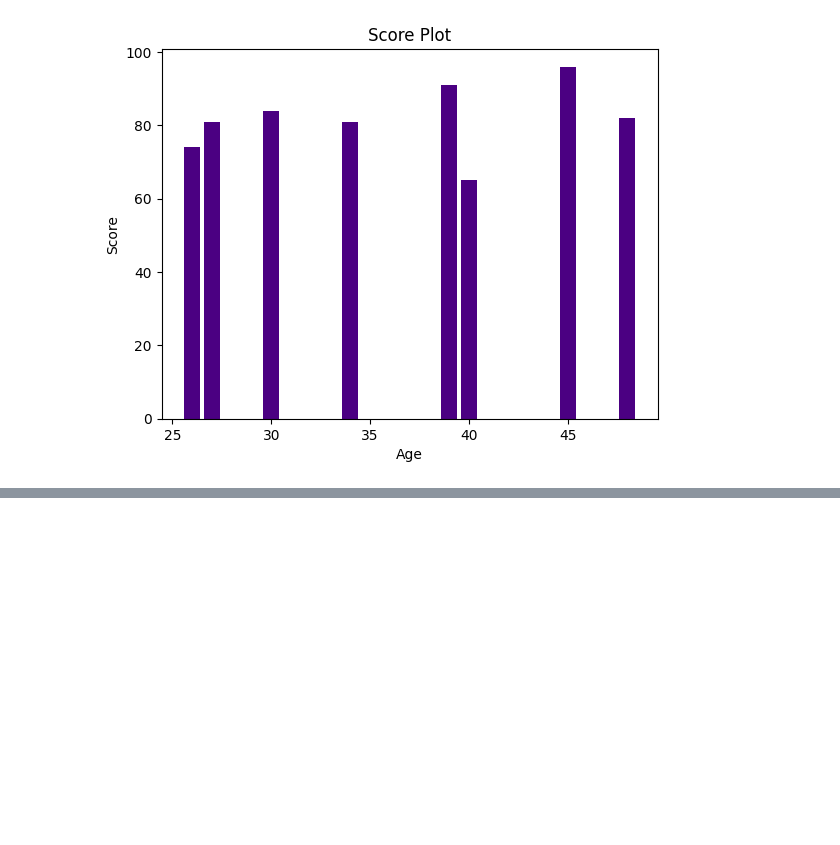
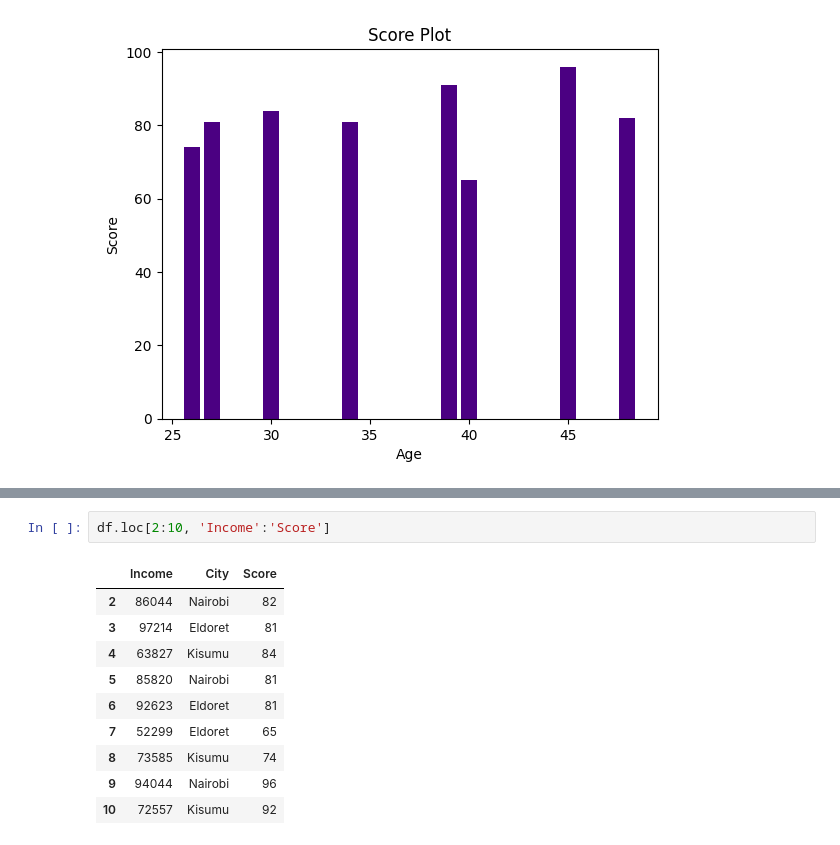
Before and after one commit to kaula12/Kenyan_Music_Artist, a Jupyter notebook: Group_8_statistical_analysis.ipynb, the cells around one changed output, grey strips where cells are left out. Drawn from its saved outputs; the diff is of its cells as text; blank space fills up the shorter version.

```diff
--- a/Group_8_statistical_analysis.ipynb
+++ b/Group_8_statistical_analysis.ipynb
@@ -181,0 +256,13 @@ plt.show()
+# %%
+df.loc[2:10, 'Income':'Score']
+# %% [output]
+|  | Income | City | Score |
+| 2 | 86044 | Nairobi | 82 |
+| 3 | 97214 | Eldoret | 81 |
+| 4 | 63827 | Kisumu | 84 |
+| 5 | 85820 | Nairobi | 81 |
+| 6 | 92623 | Eldoret | 81 |
+| 7 | 52299 | Eldoret | 65 |
+| 8 | 73585 | Kisumu | 74 |
+| 9 | 94044 | Nairobi | 96 |
+| 10 | 72557 | Kisumu | 92 |
```
Also changed, not shown: parts of 18 cells of this notebook.
